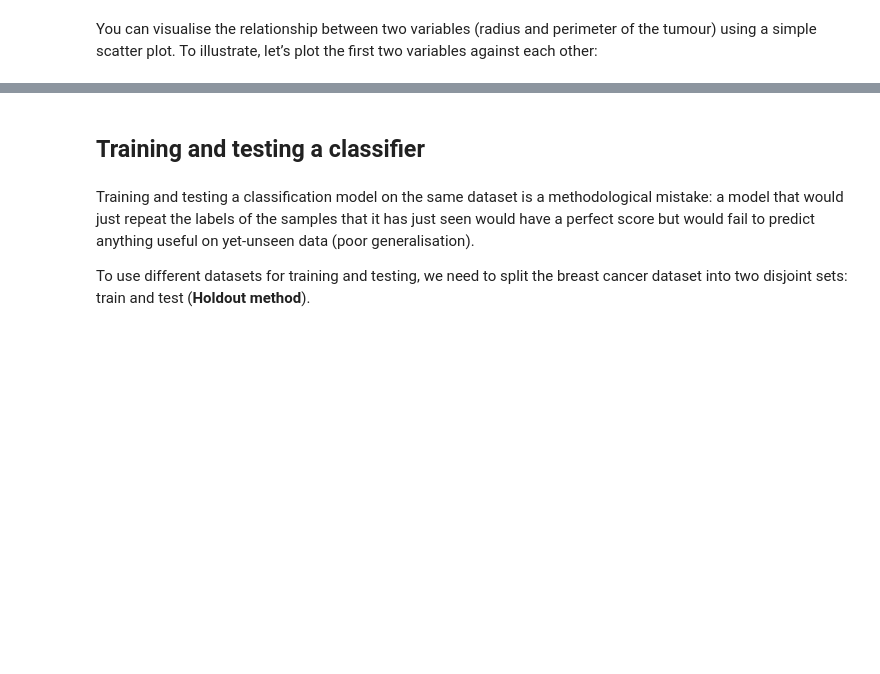
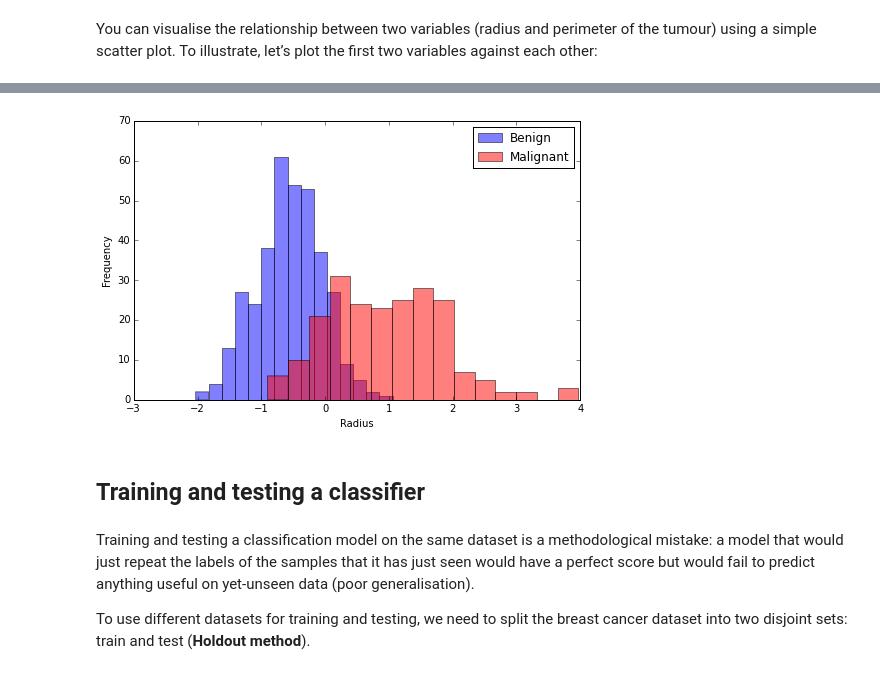
Before and after one commit to cambridgecoding/pydata-tutorial, a Jupyter notebook: PyData.ipynb, the cells around one changed output, grey strips where cells are left out. Drawn from its saved outputs; the diff is of its cells as text; code cells hidden in the pictures; blank space fills up the shorter version.

```diff
--- a/PyData.ipynb
+++ b/PyData.ipynb
@@ -76,10 +93,13 @@ plt.show()
 # %%
+plt.figure(figsize=(8, 5))
 plt.hist(Xauto[yTransformed==0,0], color='b', alpha=.5, label='Benign', bins=15)
 plt.hist(Xauto[yTransformed==1,0], color='r', alpha=.5, label='Malignant', bins=15)
-plt.xlabel("radius")
-plt.ylabel("occurrences")
+plt.xlabel("Radius")
+plt.ylabel("Frequency")
 plt.legend()
 plt.show()
+# %% [output]
+[figure, added]
 # %% [markdown]
 ## Training and testing a classifier
 # %% [markdown]
```
Also changed, not shown: parts of 39 cells of this notebook, 1 other file.
